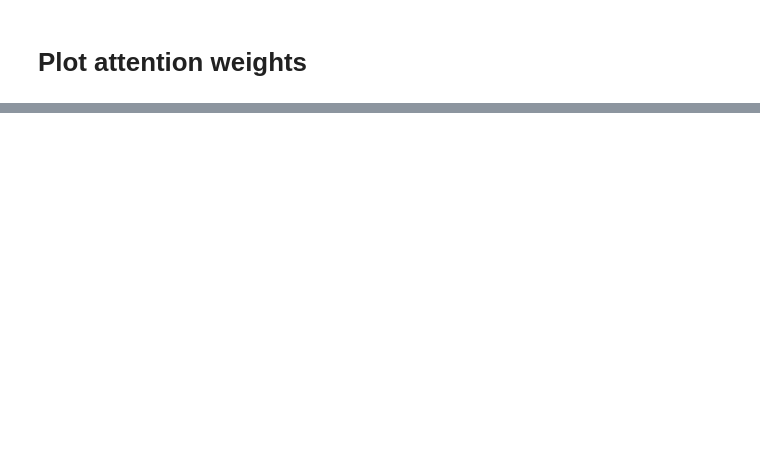
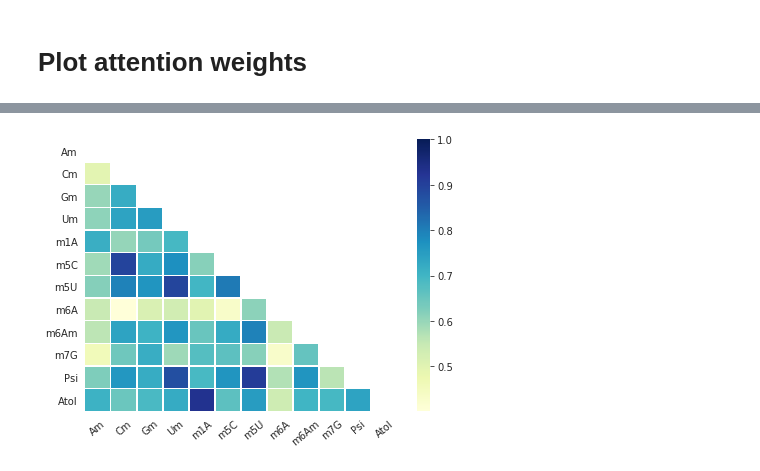
Before and after one commit to Tsedao/MultiRM, a Jupyter notebook: Notebooks/plot_attention.ipynb, the cells around one changed output, grey strips where cells are left out. Drawn from its saved outputs; the diff is of its cells as text; code cells hidden in the pictures; blank space fills up the shorter version.

```diff
--- a/Notebooks/plot_attention.ipynb
+++ b/Notebooks/plot_attention.ipynb
@@ -65,0 +71,20 @@ Text(0.5, 1.0, 'm6A prob 0.748962')
+# %%
+candidate = model.state_dict()['Attention.V.weight'].cpu().numpy()
+p_value = np.zeros((12,12))
+pearson_r = np.zeros((12,12))
+for i in range(12):
+    for j in range(12):
+        r, p = stats.pearsonr(candidate[i],candidate[j])
+        p_value[i,j] = p
+        pearson_r[i,j] = r
+# %%
+mask = np.zeros_like(pearson_r)
+mask[np.triu_indices_from(mask)] = True
+with sns.axes_style('white'):
+    f, ax = plt.subplots(figsize=(7,5))
+    ax = sns.heatmap(pearson_r,mask=mask,linewidths=.5,cmap="YlGnBu")
+    ax.set_xticklabels(RMs,rotation=40)
+    ax.set_yticklabels(RMs,rotation=0)
+#    f.savefig('covariance.pdf')
+# %% [output]
+[figure, added]
```
Also changed, not shown: parts of 3 cells of this notebook, 1 other file.
